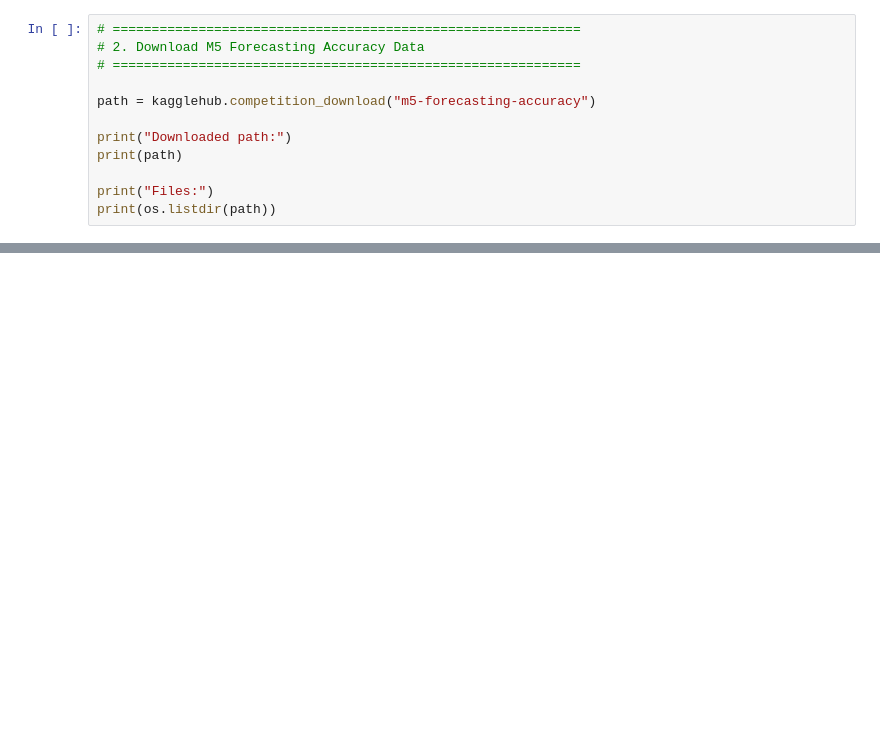
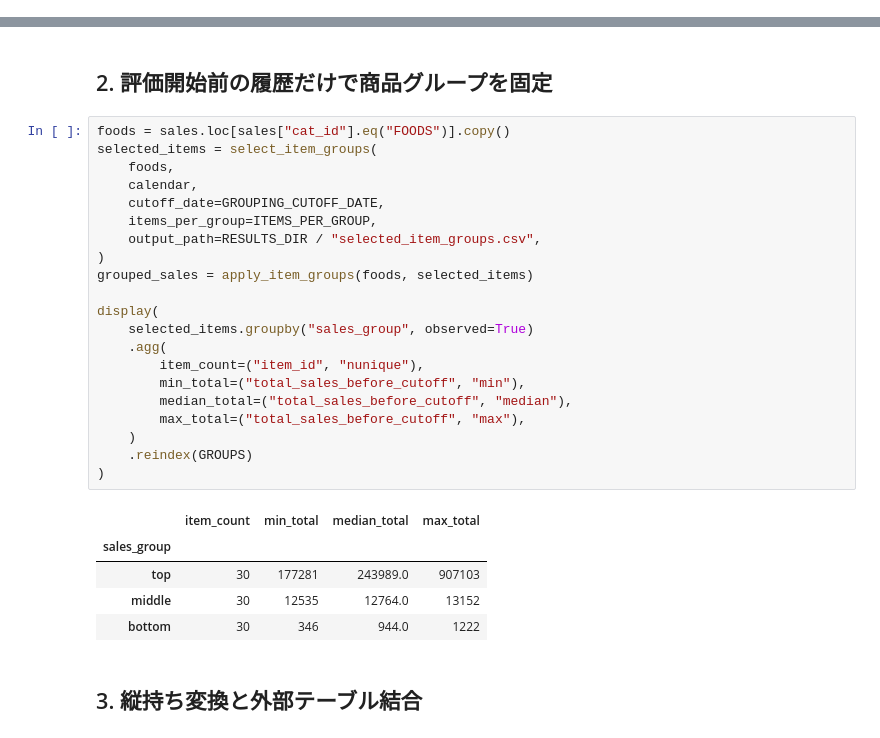
Before and after one commit to okpurgis-sudo/m5-foods-demand-forecasting, a Jupyter notebook: notebooks/m5_foods_demand_forecasting.ipynb, the cells around one changed output, grey strips where cells are left out. Drawn from its saved outputs; the diff is of its cells as text; blank space fills up the shorter version.

Commit message:
Fix item grouping methodology and update forecast demo

```diff
--- a/notebooks/m5_foods_demand_forecasting.ipynb
+++ b/notebooks/m5_foods_demand_forecasting.ipynb
@@ -39,12 +0,0 @@ setup completed
-# %%
-# ============================================================
-# 2. Download M5 Forecasting Accuracy Data
-# ============================================================
-
-path = kagglehub.competition_download("m5-forecasting-accuracy")
-
-print("Downloaded path:")
-print(path)
-
-print("Files:")
-print(os.listdir(path))
@@ -2216,0 +84,31 @@ images\walk_forward_mae_ratio_top.png
+# %% [markdown]
+## 2. 評価開始前の履歴だけで商品グループを固定
+# %%
+foods = sales.loc[sales["cat_id"].eq("FOODS")].copy()
+selected_items = select_item_groups(
+    foods,
+    calendar,
+    cutoff_date=GROUPING_CUTOFF_DATE,
+    items_per_group=ITEMS_PER_GROUP,
+    output_path=RESULTS_DIR / "selected_item_groups.csv",
+)
+grouped_sales = apply_item_groups(foods, selected_items)
+
+display(
+    selected_items.groupby("sales_group", observed=True)
+    .agg(
+        item_count=("item_id", "nunique"),
+        min_total=("total_sales_before_cutoff", "min"),
+        median_total=("total_sales_before_cutoff", "median"),
+        max_total=("total_sales_before_cutoff", "max"),
+    )
+    .reindex(GROUPS)
+)
+# %% [output]
+|  | item_count | min_total | median_total | max_total |
+| sales_group |  |  |  |  |
+| top | 30 | 177281 | 243989.0 | 907103 |
+| middle | 30 | 12535 | 12764.0 | 13152 |
+| bottom | 30 | 346 | 944.0 | 1222 |
+# %% [markdown]
+## 3. 縦持ち変換と外部テーブル結合
```
Also changed, not shown: parts of 52 cells of this notebook, 38 other files.
